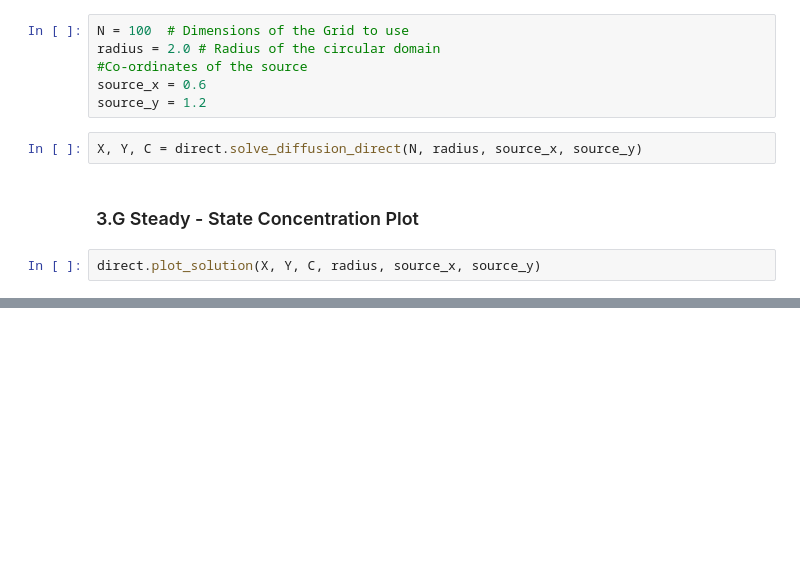
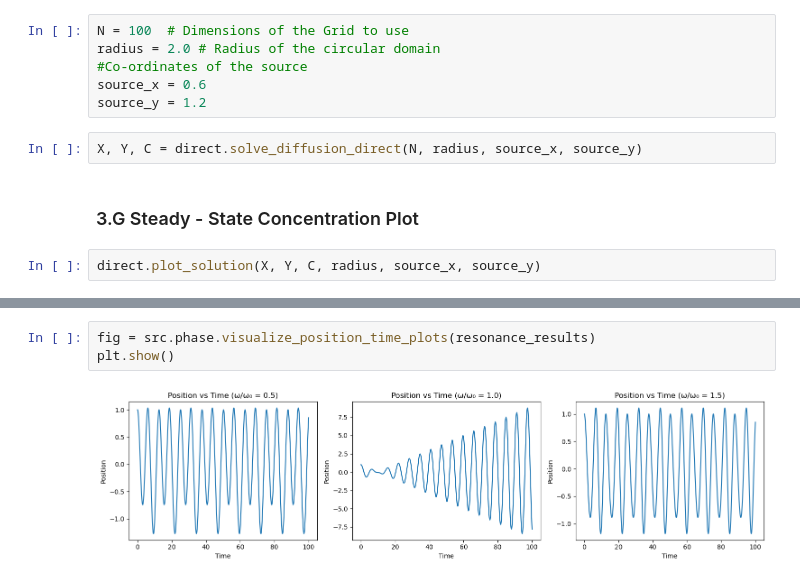
Before and after one commit to fredmloth/ScientificComputingGroup8_A3, a Jupyter notebook: eigenmodes.ipynb, the cells around one changed output, grey strips where cells are left out. Drawn from its saved outputs; the diff is of its cells as text; blank space fills up the shorter version.

```diff
--- a/eigenmodes.ipynb
+++ b/eigenmodes.ipynb
@@ -360,0 +373,5 @@ direct.plot_solution(X, Y, C, radius, source_x, source_y)
+# %%
+fig = src.phase.visualize_position_time_plots(resonance_results)
+plt.show()
+# %% [output]
+[figure, added]
```
Also changed, not shown: parts of 4 cells of this notebook.
